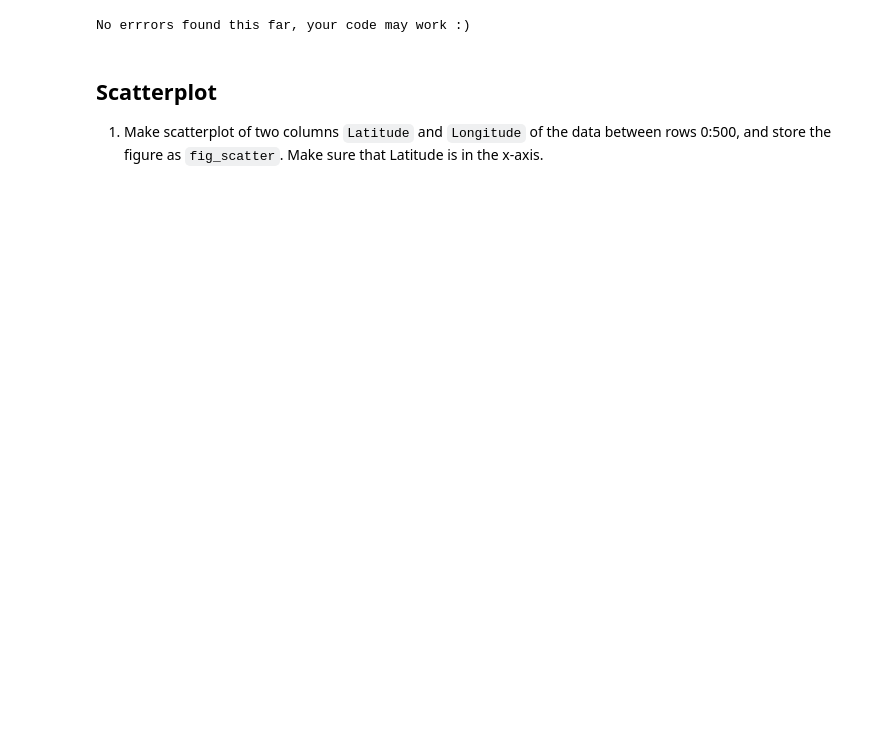
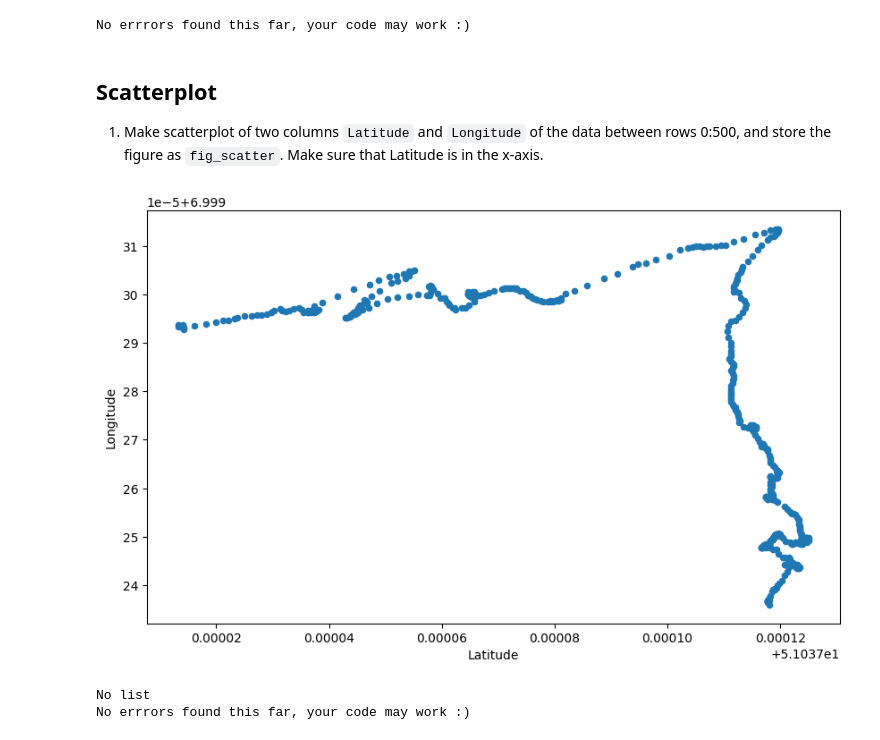
Before and after one commit to Hassan-Yousefi-Halvaei/Python-Codes, a Jupyter notebook: Exercises/Exercise2/Positioning_data.ipynb, the cells around one changed output. Drawn from its saved outputs; the diff is of its cells as text; code cells hidden in the pictures; blank space fills up the shorter version.

```diff
--- a/Exercises/Exercise2/Positioning_data.ipynb
+++ b/Exercises/Exercise2/Positioning_data.ipynb
@@ -228,3 +225,8 @@ raise NotImplementedError()
+# %%
+# YOUR CODE HERE
+fig_scatter = D[['Latitude','Longitude']].iloc[0:500,:].plot.scatter( x='Latitude', y='Longitude', figsize=(10,6))
+# %% [output]
+[figure, added]
 # %%
 errorfound=False
 Ncorrect=0
@@ -245,3 +247,6 @@ else:
         errorfound=True
 if not errorfound:
     print("No errrors found this far, your code may work :)")
+# %% [output]
+No list
+No errrors found this far, your code may work :)
```
Also changed, not shown: parts of 2 cells of this notebook.
